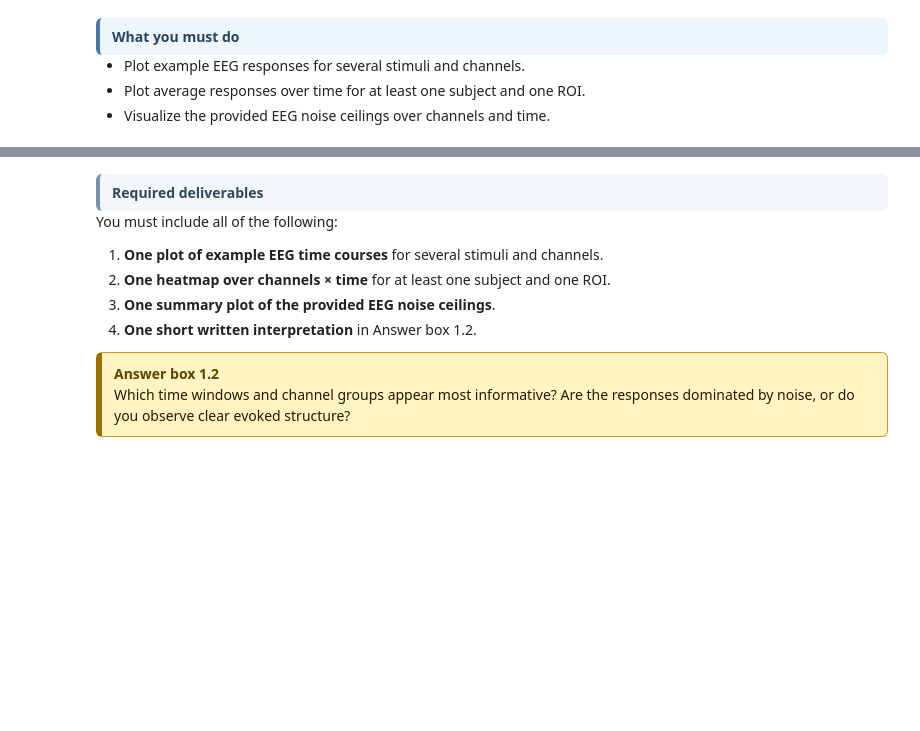
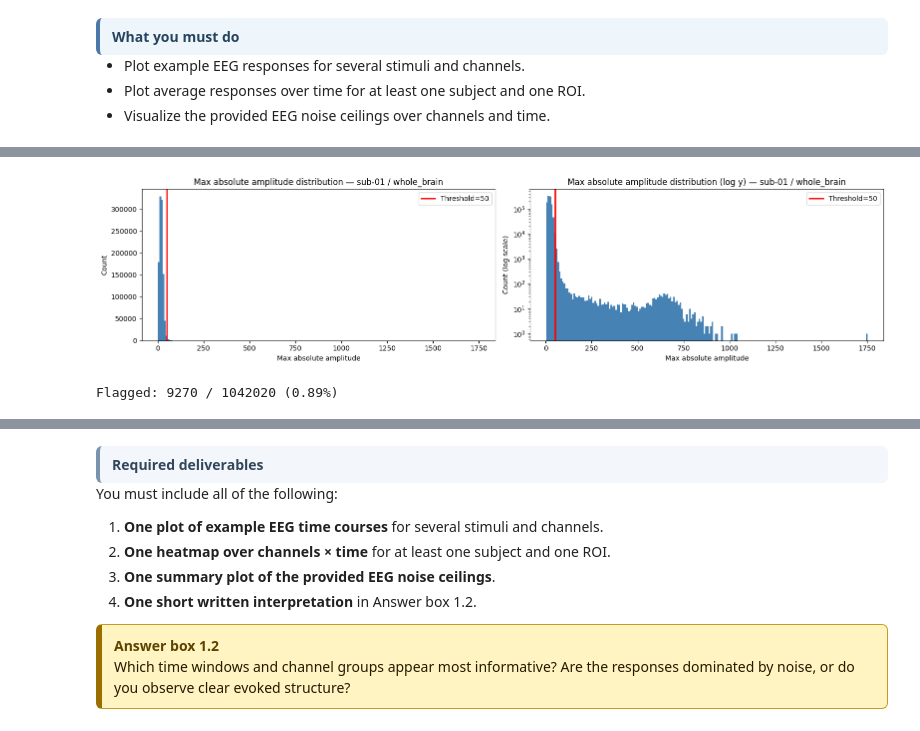
Before and after one commit to AnastasisPap/Brain-like-computation-and-intelligence-project, a Jupyter notebook: nx414_project_2026.ipynb, the cells around one changed output, grey strips where cells are left out. Drawn from its saved outputs; the diff is of its cells as text; code cells hidden in the pictures; blank space fills up the shorter version.

```diff
--- a/nx414_project_2026.ipynb
+++ b/nx414_project_2026.ipynb
@@ -736,0 +1050,35 @@ I will first write some code to identify dead channels. Ideally we identify in w
+# %%
+# Max absolute value per stimulus per channel
+max_abs_all = np.abs(all_data).max(axis=2)  # (n_stimuli, n_channels)
+
+THRESHOLD_ABS = 50
+
+fig, axes = plt.subplots(1, 2, figsize=(16, 4))
+
+# Linear y-scale
+axes[0].hist(max_abs_all.flatten(), bins=200, color="steelblue", edgecolor="none")
+axes[0].axvline(x=THRESHOLD_ABS, color="red", linewidth=2, label=f"Threshold={THRESHOLD_ABS}")
+axes[0].set_xlabel("Max absolute amplitude")
+axes[0].set_ylabel("Count")
+axes[0].set_title(f"Max absolute amplitude distribution — {SUBJECT} / {ROI}")
+axes[0].legend()
+
+# Log y-scale
+axes[1].hist(max_abs_all.flatten(), bins=200, color="steelblue", edgecolor="none")
+axes[1].axvline(x=THRESHOLD_ABS, color="red", linewidth=2, label=f"Threshold={THRESHOLD_ABS}")
+axes[1].set_yscale("log")
+axes[1].set_xlabel("Max absolute amplitude")
+axes[1].set_ylabel("Count (log scale)")
+axes[1].set_title(f"Max absolute amplitude distribution (log y) — {SUBJECT} / {ROI}")
+axes[1].legend()
+
+plt.tight_layout()
+plt.show()
+
+# Print fraction flagged
+n_flagged = (max_abs_all > THRESHOLD_ABS).sum()
+n_total   = max_abs_all.size
+print(f"Flagged: {n_flagged} / {n_total} ({100 * n_flagged / n_total:.2f}%)")
+# %% [output]
+[figure, added]
+Flagged: 9270 / 1042020 (0.89%)
```
Also changed, not shown: parts of 11 cells of this notebook, 4 other files.
